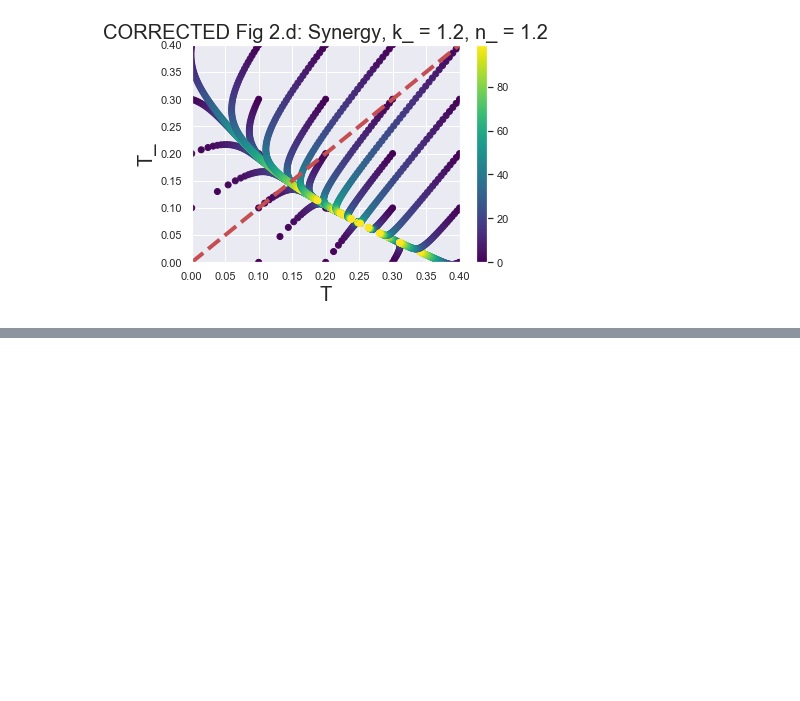
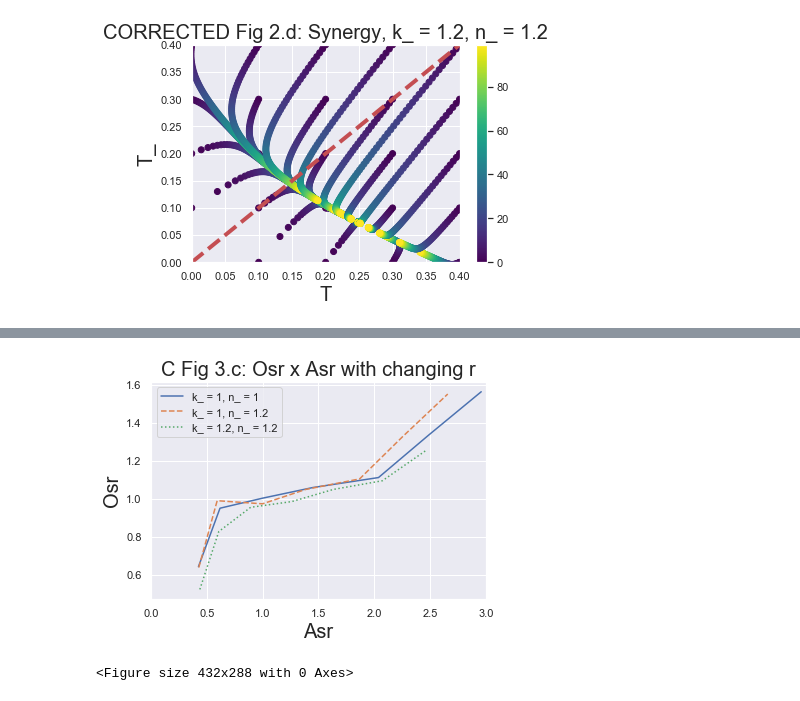
Before and after one commit to LR-GUI/My-Projects, a Jupyter notebook: Ecology/Ecology-Fromhage_Jennions_2016.ipynb, the cells around one changed output, grey strips where cells are left out. Cells and saved outputs as stored; diff of their text form; code cells hidden in the pictures; blank space fills up the shorter version.

```diff
--- a/Ecology/Ecology-Fromhage_Jennions_2016.ipynb
+++ b/Ecology/Ecology-Fromhage_Jennions_2016.ipynb
@@ -1278,0 +2057,16 @@ def Deterministic_r(step, dt, parameters, initial_state):
+# %%
+# Plot 3c
+
+p1 = plt.plot(asr1, osr1)
+p2 = plt.plot(asr2, osr2, linestyle = '--')
+p3 = plt.plot(asr3, osr3, linestyle = ':')
+plt.xlim(0,3)
+plt.title('C Fig 3.c: Osr x Asr with changing r', fontsize=20)
+plt.xlabel('Asr', fontsize=20)
+plt.ylabel('Osr', fontsize=20)
+plt.legend((p1[0], p2[0], p3[0]), ('k_ = 1, n_ = 1', 'k_ = 1, n_ = 1.2', 'k_ = 1.2, n_ = 1.2'))
+plt.show()
+plt.savefig('3c.png')
+# %% [output]
+[figure, added]
+<Figure size 432x288 with 0 Axes>
```
Also changed, not shown: parts of 15 cells of this notebook.
